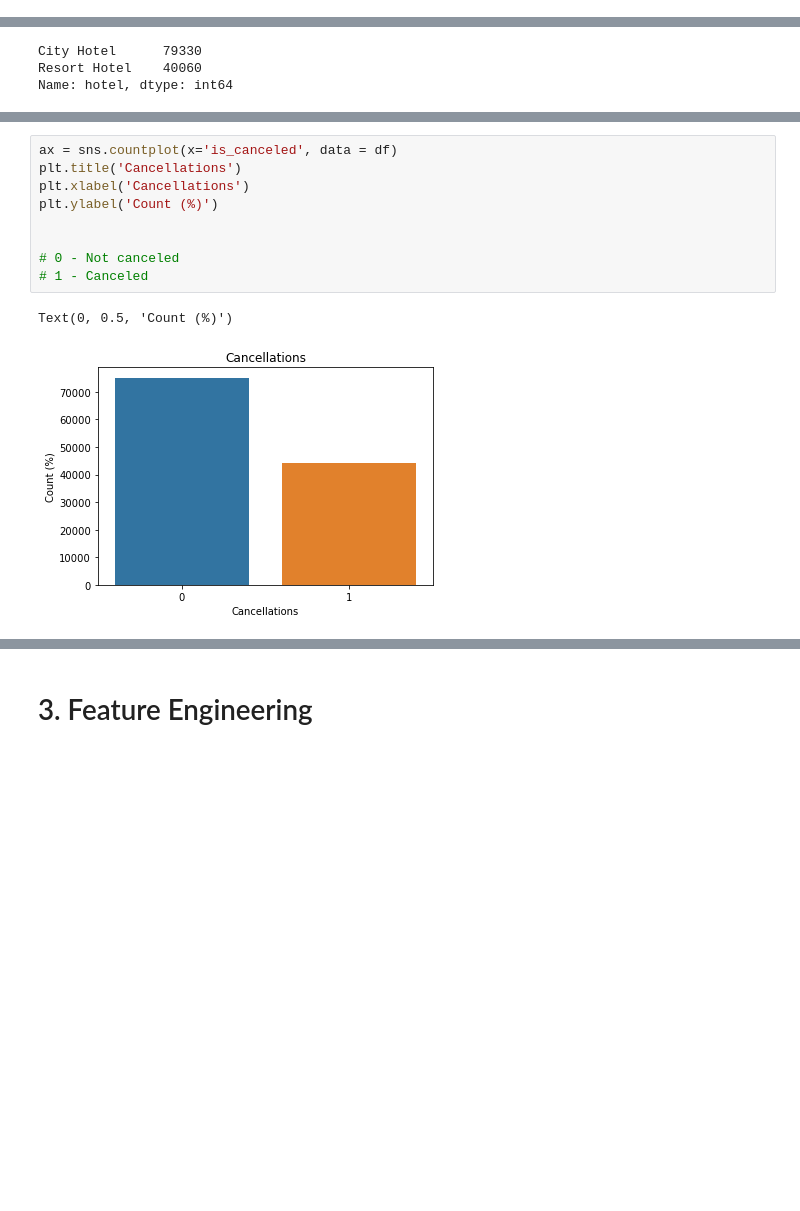
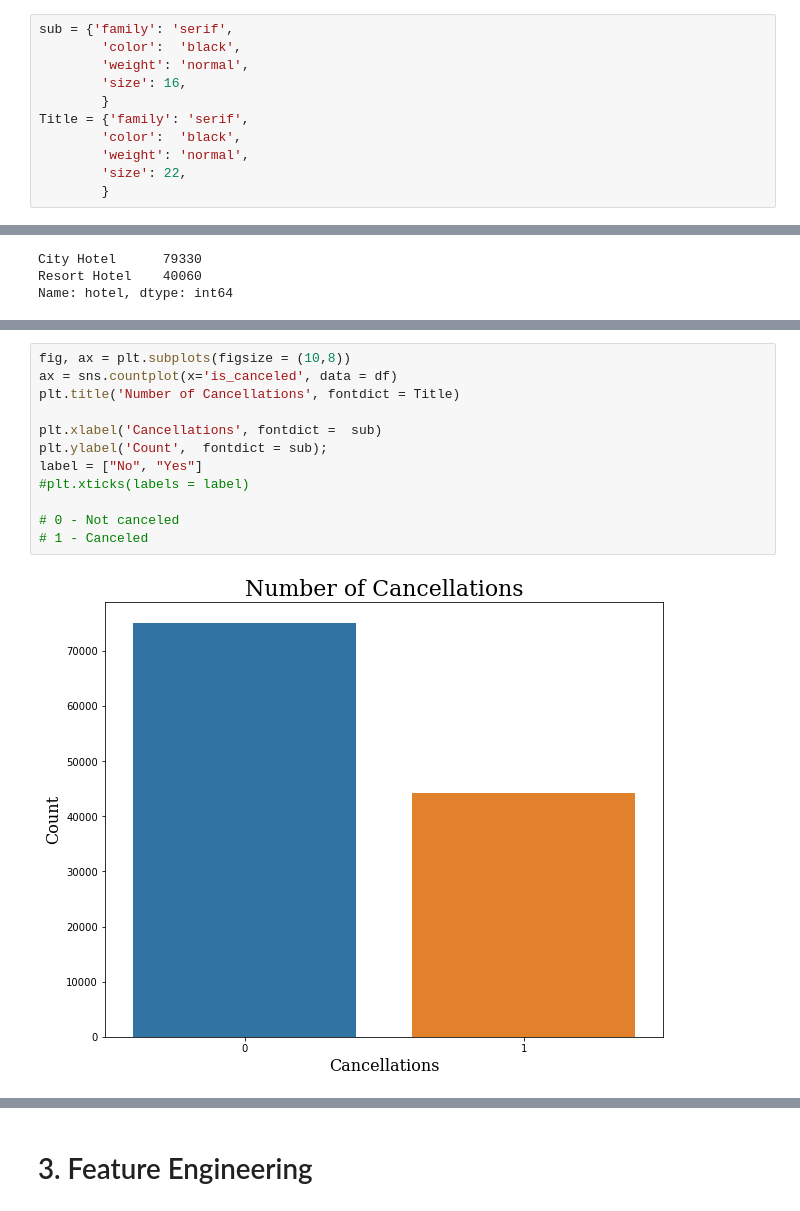
Before and after one commit to acoco10/Hotel-Cancellation-Model, a Jupyter notebook: Final Notebook.ipynb, the cells around one changed output, grey strips where cells are left out. Saved outputs shown, nothing was run; the diff lists cells and outputs as text; blank space fills up the shorter version.

```diff
--- a/Final Notebook.ipynb
+++ b/Final Notebook.ipynb
@@ -172,3 +179,14 @@ def scatterplot(feature1, feature2, feature3, width=16):
+# %%
+sub = {'family': 'serif',
+        'color':  'black',
+        'weight': 'normal',
+        'size': 16,
+        }
+Title = {'family': 'serif',
+        'color':  'black',
+        'weight': 'normal',
+        'size': 22,
+        }
 # %%
 df
 # %% [output]
@@ -204,12 +221,14 @@ NameError: name 'plt' is not defined
 # %%
+fig, ax = plt.subplots(figsize = (10,8))
 ax = sns.countplot(x='is_canceled', data = df)
-plt.title('Cancellations')
-plt.xlabel('Cancellations')
-plt.ylabel('Count (%)')
+plt.title('Number of Cancellations', fontdict = Title)
 
+plt.xlabel('Cancellations', fontdict =  sub)
+plt.ylabel('Count',  fontdict = sub);
+label = ["No", "Yes"]
+#plt.xticks(labels = label)
 
 # 0 - Not canceled
 # 1 - Canceled
 # %% [output]
-Text(0, 0.5, 'Count (%)')
-[figure, old version]
+[figure, new version]
```
Also changed, not shown: parts of 11 cells of this notebook.
